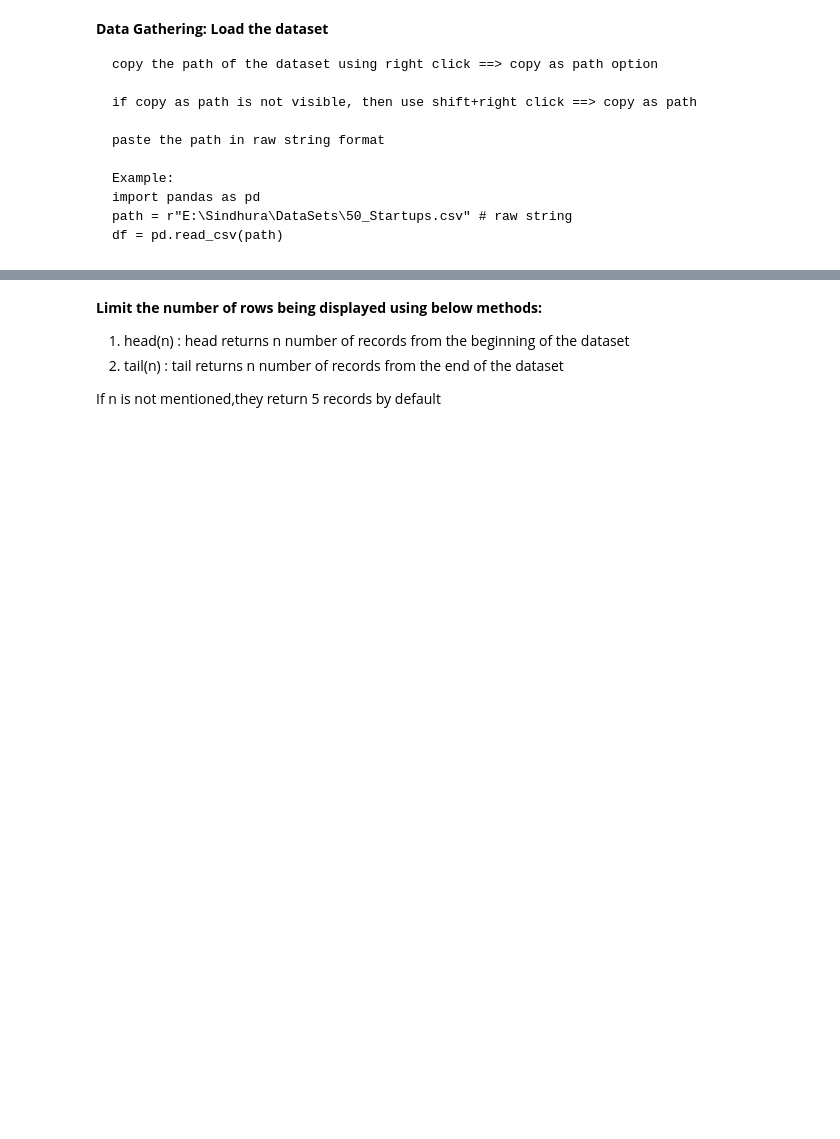
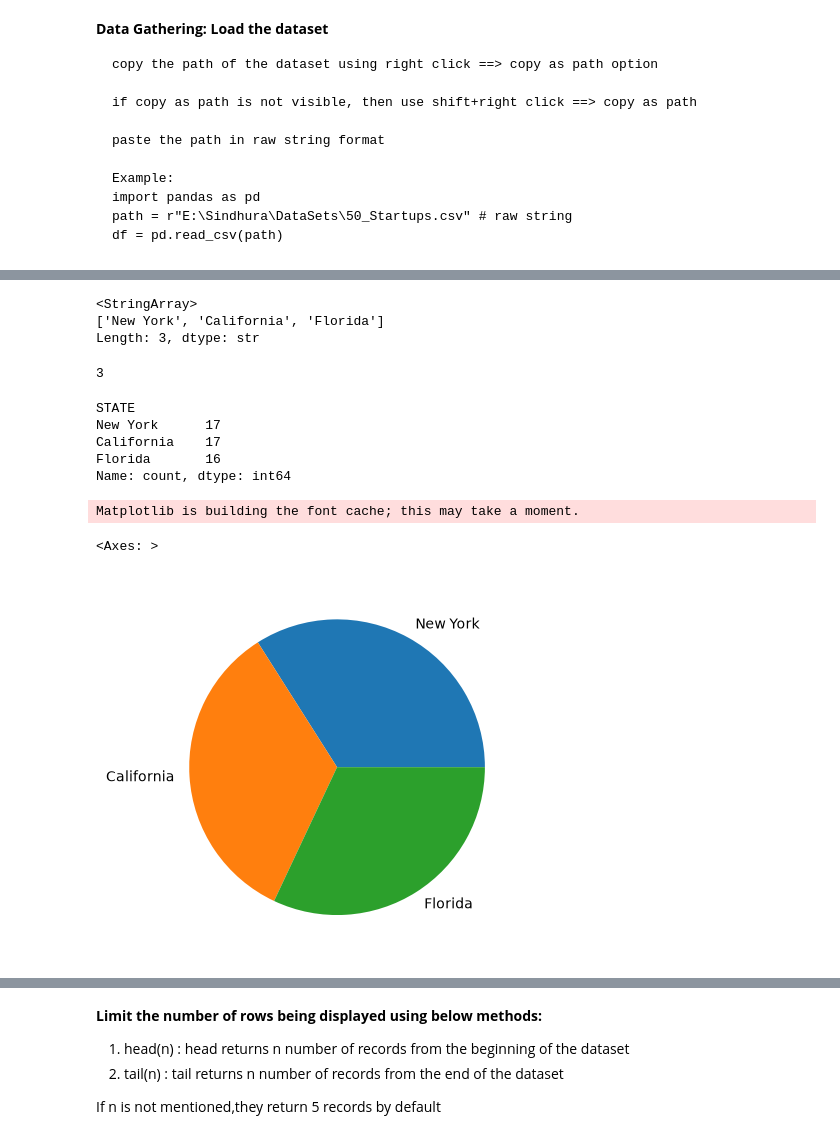
Before and after one commit to Sukanyab09/Python-Module, a Jupyter notebook: Pandas_180.ipynb, the cells around one changed output, grey strips where cells are left out. Cells and saved outputs as stored; diff of their text form; code cells hidden in the pictures; blank space fills up the shorter version.

```diff
--- a/Pandas_180.ipynb
+++ b/Pandas_180.ipynb
@@ -69,3 +69,8 @@ syntax: dataframe_name = pd.DataFrame([data1,data2,data3],columns=['column1','co
     import pandas as pd
     path = r"E:\Sindhura\DataSets\50_Startups.csv" # raw string
     df = pd.read_csv(path)
+# %%
+import pandas as pd
+path = r"C:\Users\Sukanya B\Desktop\Joy 5th BDay\Coachx\Python\50_Startups.csv"
+df = pd.read_csv(path)
+df
@@ -71,0 +171,24 @@ syntax: dataframe_name = pd.DataFrame([data1,data2,data3],columns=['column1','co
+# %%
+df['STATE'].unique()
+# %% [output]
+<StringArray>
+['New York', 'California', 'Florida']
+Length: 3, dtype: str
+# %%
+df['STATE'].nunique()
+# %% [output]
+3
+# %%
+df['STATE'].value_counts()
+# %% [output]
+STATE
+New York      17
+California    17
+Florida       16
+Name: count, dtype: int64
+# %%
+df['STATE'].value_counts().plot(kind='pie')
+# %% [output]
+Matplotlib is building the font cache; this may take a moment.
+<Axes: >
+[figure, added]
```
Also changed, not shown: parts of 21 cells of this notebook.
